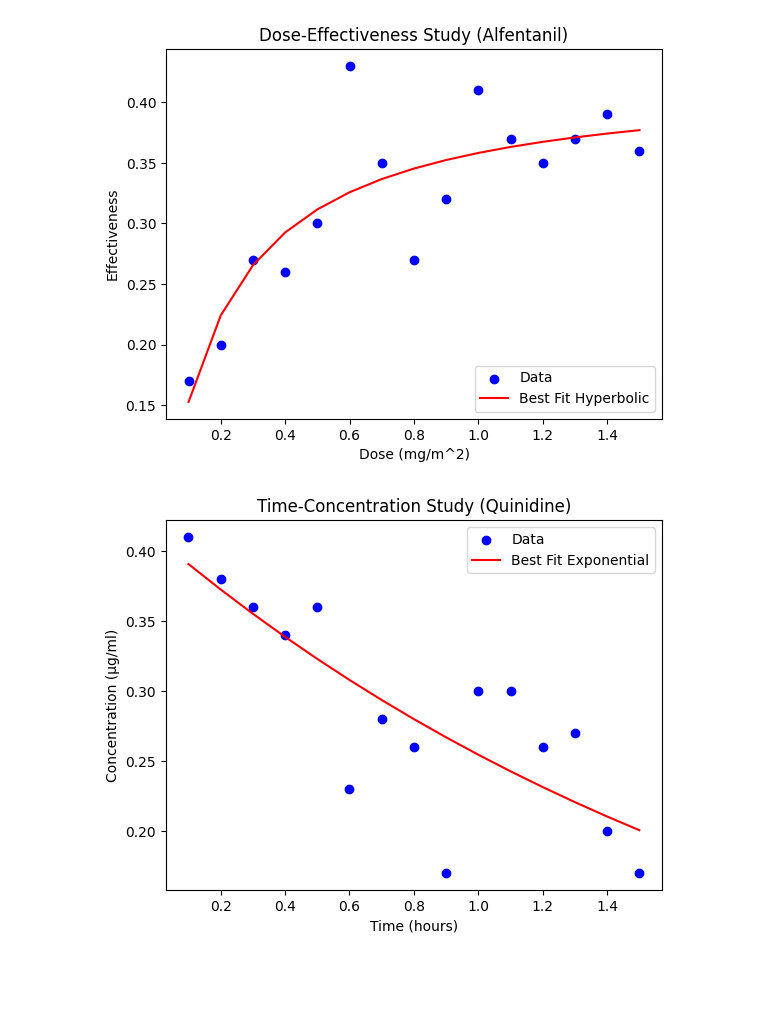
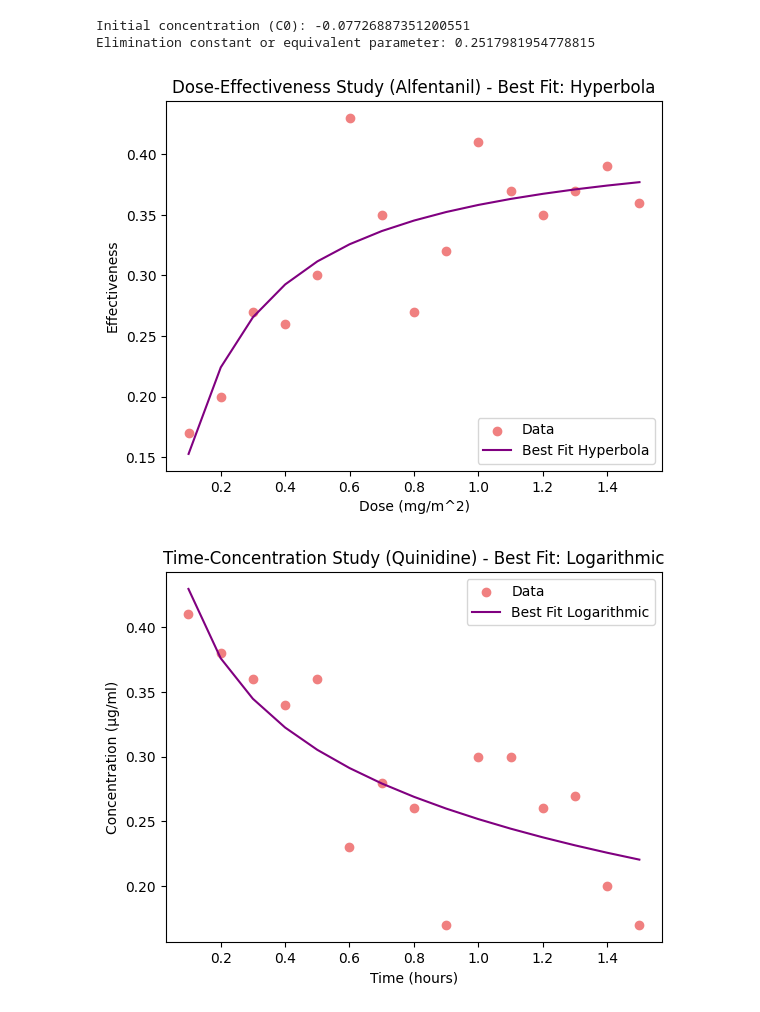
Before and after one commit to winati17/ml-in-medicine, a Jupyter notebook: ch-66.ipynb, the cells around one changed output. Drawn from its saved outputs; the diff is of its cells as text; code cells hidden in the pictures; blank space fills up the shorter version.

Commit message:
only one model, with scatter plot

```diff
--- a/ch-66.ipynb
+++ b/ch-66.ipynb
@@ -127,23 +100,43 @@ Elimination constant: 0.4763660038052491
 # %%
+import matplotlib.pyplot as plt
+
+# Extract the best fit parameters for each study
+best_dose_model = min(alfentanil_results, key=lambda x: x[2])  # Best model for Dose-Effectiveness
+best_time_model = min(quinidine_results, key=lambda x: x[2])   # Best model for Time-Concentration
+
+# Assign parameter names based on the best model for dose-effectiveness
+dose_model_name = best_dose_model[0]
+dose_params = best_dose_model[1]
+
+# Assign parameter names based on the best model for time-concentration
+time_model_name = best_time_model[0]
+time_params = best_time_model[1]
+
+# Display parameters for Time-Concentration Study based on the best model
+print(f"Initial concentration (C0): {time_params[0]}")
+print(f"Elimination constant or equivalent parameter: {time_params[1]}")
+
 # Plot for Dose-Effectiveness Study
 plt.figure()
-plt.scatter(x_dose, y_effectiveness, label="Data", color='blue')
-plt.plot(x_dose, hyperbolic(x_dose, *params_hyperbolic), label="Best Fit Hyperbolic", color='red')
+plt.scatter(x_dose, y_effectiveness, label="Data", color='lightcoral')
+plt.plot(x_dose, functions[dose_model_name](x_dose, *dose_params), label=f"Best Fit {dose_model_name}", color='purple')
 plt.xlabel("Dose (mg/m^2)")
 plt.ylabel("Effectiveness")
-plt.title("Dose-Effectiveness Study (Alfentanil)")
+plt.title(f"Dose-Effectiveness Study (Alfentanil) - Best Fit: {dose_model_name}")
 plt.legend()
 plt.show()
 
 # Plot for Time-Concentration Study
 plt.figure()
-plt.scatter(x_time, y_concentration, label="Data", color='blue')
-plt.plot(x_time, exponential(x_time, *params_exponential), label="Best Fit Exponential", color='red')
+plt.scatter(x_time, y_concentration, label="Data", color='lightcoral')
+plt.plot(x_time, functions[time_model_name](x_time, *time_params), label=f"Best Fit {time_model_name}", color='purple')
 plt.xlabel("Time (hours)")
 plt.ylabel("Concentration (μg/ml)")
-plt.title("Time-Concentration Study (Quinidine)")
+plt.title(f"Time-Concentration Study (Quinidine) - Best Fit: {time_model_name}")
 plt.legend()
 plt.show()
 # %% [output]
+Initial concentration (C0): -0.07726887351200551
+Elimination constant or equivalent parameter: 0.2517981954778815
-[figure, old version]
+[figure, new version]
-[figure, old version]
+[figure, new version]
```
Also changed, not shown: parts of 10 cells of this notebook.
